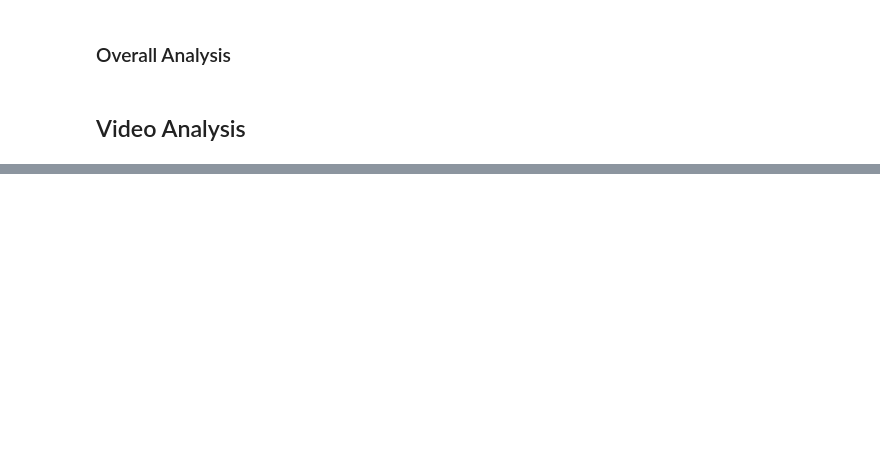
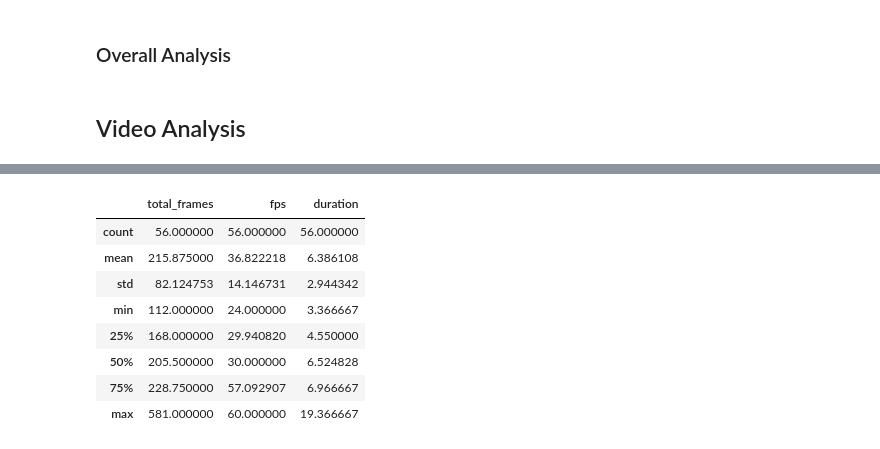
Before and after one commit to MarcWoerner/SkiExtract, a Jupyter notebook: ImageEDA.ipynb, the cells around one changed output, grey strips where cells are left out. Cells and saved outputs as stored; diff of their text form; code cells hidden in the pictures; blank space fills up the shorter version.

Commit message:
Video Analyse Update

```diff
--- a/ImageEDA.ipynb
+++ b/ImageEDA.ipynb
@@ -87,3 +87,36 @@ fig.update_layout(
 fig.show()
 # %% [markdown]
 ## Video Analysis <a class="anchor" id="chapter2"></a>
+# %%
+def check_video(video_path):
+
+    # open video
+    cap = cv2.VideoCapture(video_path)
+
+    # Check if the video file was successfully opened
+    if not cap.isOpened():
+        print("Error: Unable to open video file")
+        exit()
+
+    total_frames = int(cap.get(cv2.CAP_PROP_FRAME_COUNT))
+    fps = cap.get(cv2.CAP_PROP_FPS)
+    ret, frame = cap.read()
+
+    return total_frames, fps, frame
+# %%
+path_to_videos = "/Volumes/ThesisUSB/AVP XC Skiing Data/Skating 2-1 armswing/videos/lateral/"
+skier_videos = glob.glob(path_to_videos + "*.[mM][pP]4") + glob.glob(path_to_videos + "*.[mM][oO][vV]")
+# %%
+total_frames_list = []
+fps_list = []
+resolutions_list = []
+
+for video in skier_videos:
+    total_frames, fps, frame = check_video(video)
+    total_frames_list.append(total_frames)
+    fps_list.append(fps)
+    resolutions_list.append(frame.shape)
+# %%
+video_info_df = pd.DataFrame({"total_frames": total_frames_list, "fps": fps_list, "resolution": resolutions_list})
+video_info_df["duration"] = video_info_df.total_frames / video_info_df.fps
+video_info_df.head(5)
@@ -89,0 +130,12 @@ fig.show()
+# %%
+video_info_df.describe()
+# %% [output]
+|  | total_frames | fps | duration |
+| count | 56.000000 | 56.000000 | 56.000000 |
+| mean | 215.875000 | 36.822218 | 6.386108 |
+| std | 82.124753 | 14.146731 | 2.944342 |
+| min | 112.000000 | 24.000000 | 3.366667 |
+| 25% | 168.000000 | 29.940820 | 4.550000 |
+| 50% | 205.500000 | 30.000000 | 6.524828 |
+| 75% | 228.750000 | 57.092907 | 6.966667 |
+| max | 581.000000 | 60.000000 | 19.366667 |
```
Also changed, not shown: parts of 3 cells of this notebook.
